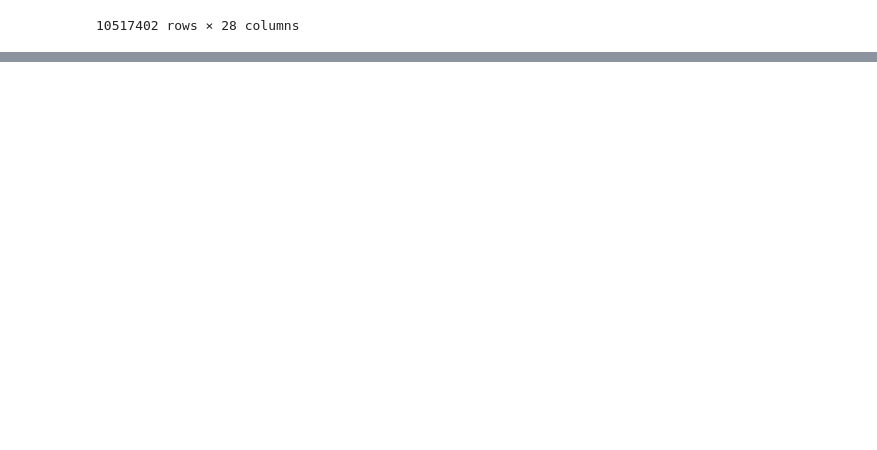
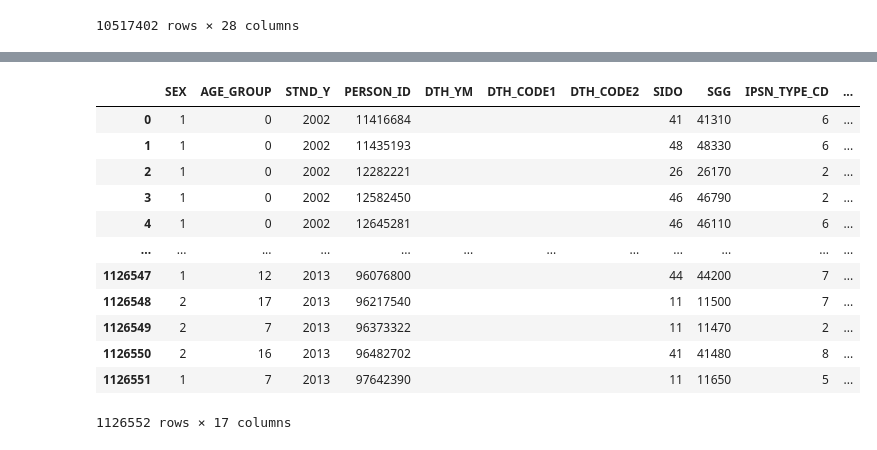
Before and after one commit to hsunlim72/Ilsan_AI_education, a Jupyter notebook: practice.ipynb, the cells around one changed output, grey strips where cells are left out. Cells and saved outputs as stored; diff of their text form; code cells hidden in the pictures; blank space fills up the shorter version.

```diff
--- a/practice.ipynb
+++ b/practice.ipynb
@@ -36,0 +78,17 @@ T30
+# %%
+JK = pd.read_csv('{}/nhid_jk.csv'.format(cloud_directory),keep_default_na = False, encoding='cp949')
+JK
+# %% [output]
+|  | SEX | AGE_GROUP | STND_Y | PERSON_ID | DTH_YM | DTH_CODE1 | DTH_CODE2 | SIDO | SGG | IPSN_TYPE_CD | ... |
+| 0 | 1 | 0 | 2002 | 11416684 |  |  |  | 41 | 41310 | 6 | ... |
+| 1 | 1 | 0 | 2002 | 11435193 |  |  |  | 48 | 48330 | 6 | ... |
+| 2 | 1 | 0 | 2002 | 12282221 |  |  |  | 26 | 26170 | 2 | ... |
+| 3 | 1 | 0 | 2002 | 12582450 |  |  |  | 46 | 46790 | 2 | ... |
+| 4 | 1 | 0 | 2002 | 12645281 |  |  |  | 46 | 46110 | 6 | ... |
+| ... | ... | ... | ... | ... | ... | ... | ... | ... | ... | ... | ... |
+| 1126547 | 1 | 12 | 2013 | 96076800 |  |  |  | 44 | 44200 | 7 | ... |
+| 1126548 | 2 | 17 | 2013 | 96217540 |  |  |  | 11 | 11500 | 7 | ... |
+| 1126549 | 2 | 7 | 2013 | 96373322 |  |  |  | 11 | 11470 | 2 | ... |
+| 1126550 | 2 | 16 | 2013 | 96482702 |  |  |  | 41 | 41480 | 8 | ... |
+| 1126551 | 1 | 7 | 2013 | 97642390 |  |  |  | 11 | 11650 | 5 | ... |
+1126552 rows × 17 columns
```
Also changed, not shown: parts of 6 cells of this notebook.
